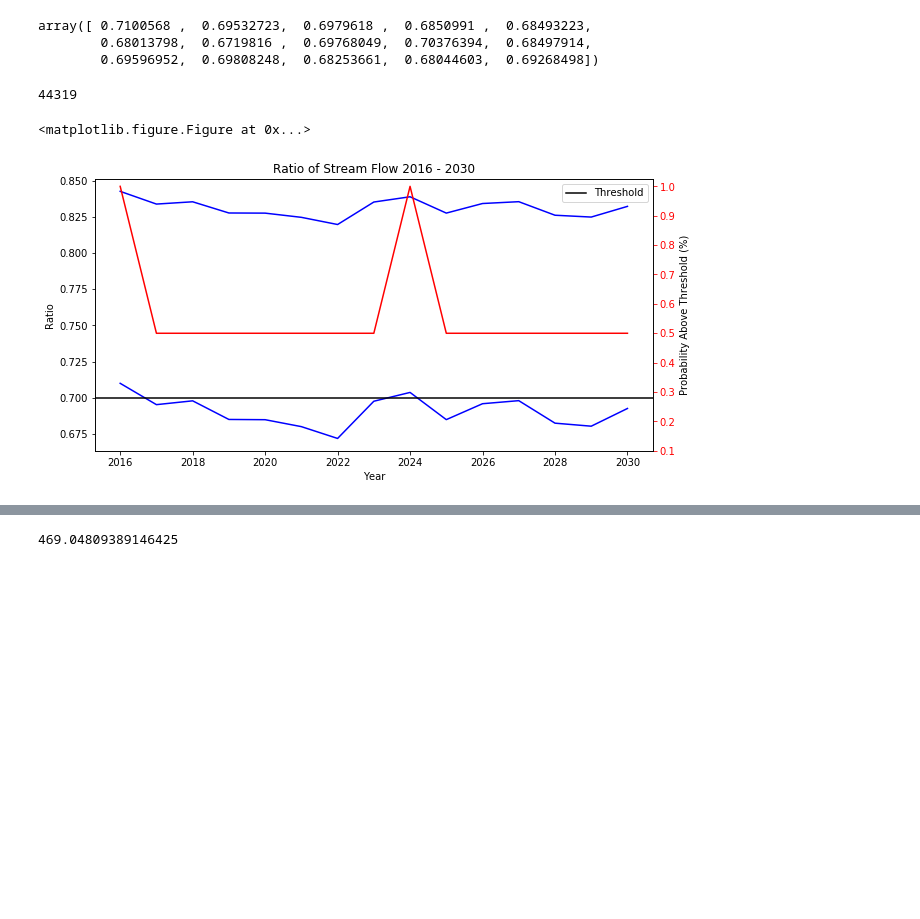
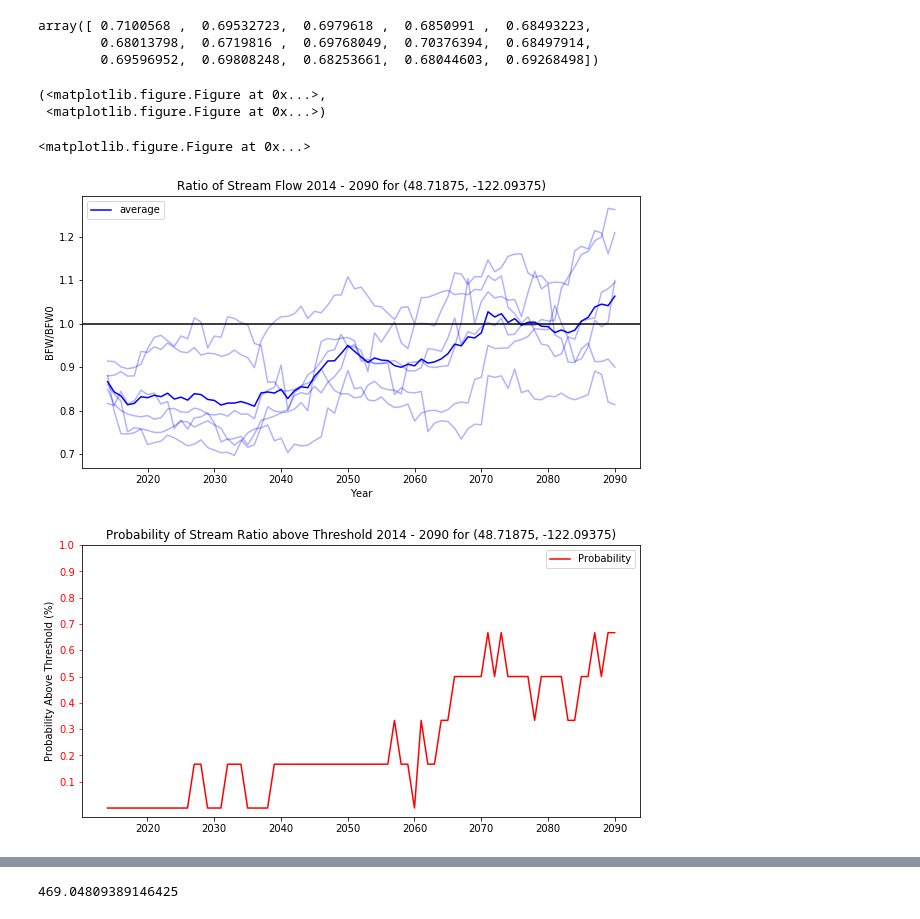
Before and after one commit to ao6372/WashingtonWaterways, a Jupyter notebook: dataset exploration-laptop.ipynb, the cells around one changed output, grey strips where cells are left out. Drawn from its saved outputs; the diff is of its cells as text; code cells hidden in the pictures; blank space fills up the shorter version.

Commit message:
added multiple graphing

```diff
--- a/dataset exploration-laptop.ipynb
+++ b/dataset exploration-laptop.ipynb
@@ -150,34 +144,3 @@ y=fivpctl.iloc[1:].values[0]
 array([ 0.7100568 ,  0.69532723,  0.6979618 ,  0.6850991 ,  0.68493223,
         0.68013798,  0.6719816 ,  0.69768049,  0.70376394,  0.68497914,
         0.69596952,  0.69808248,  0.68253661,  0.68044603,  0.69268498])
-# %%
-
-def plot_fivepctls(df, votepctl, yearstart, yearend, thresh):
-    x=np.arange(yearstart,yearend+1)
-    yscale=np.linspace(.1,1,10)
-    fig = plt.figure()
-    fig, ax1=plt.subplots(figsize=(10,5))
-    for row in range(fivpctl.shape[0]):
-        y=fivpctl.iloc[row:].values[0]
-        ax1.plot(x, y, 'blue')
-        ax1.set_xlabel('Year')
-        ax1.set_ylabel('Ratio')
-    ax1.set_title('Ratio of Stream Flow {} - {}'.format(yearstart,yearend))
-    ax1.axhline(thresh, label='Threshold', color= 'black')
-    ax2=ax1.twinx()
-    ax2.plot(x, votepctl ,'r', label='Probability' )
-    ax2.tick_params('y', colors='r')
-    ax2.set_yticks(yscale)
-    ax2.set_ylabel('Probability Above Threshold (%)')
-    ax1.legend()
-    #ax2.legend()
-    #return fig
-# %%
-237*187
-# %% [output]
-44319
-# %%
-plot_fivepctls(fivpctl, votepctl, 2016, 2030, .7)
-# %% [output]
-<matplotlib.figure.Figure at 0x...>
-[figure, removed]
@@ -195,0 +246,21 @@ def plot_dist_quantiles(yearstart, yearend, df):
+# %%
+#make_plot(coord='(48.71875, -122.09375)', startyear=2013, endyear=2030, thresh=.7)
+
+coord='(48.71875, -122.09375)'
+startyear=2013
+endyear=2090
+thresh=1
+paths=dfpathsA1
+
+
+dfpctls=gevsamps_modelsyears(startyear, coord, endyear, paths)
+fivepctldf=get_fivepctl(dfpctls)
+votepctl=above_threshold(thresh, fivepctldf, coord)
+# %%
+plot_fivepctls(fivepctldf, votepctl, startyear, endyear, thresh, coord)
+# %% [output]
+(<matplotlib.figure.Figure at 0x...>,
+ <matplotlib.figure.Figure at 0x...>)
+<matplotlib.figure.Figure at 0x...>
+[figure, added]
+[figure, added]
```
Also changed, not shown: parts of 17 cells of this notebook, 5 other files.
